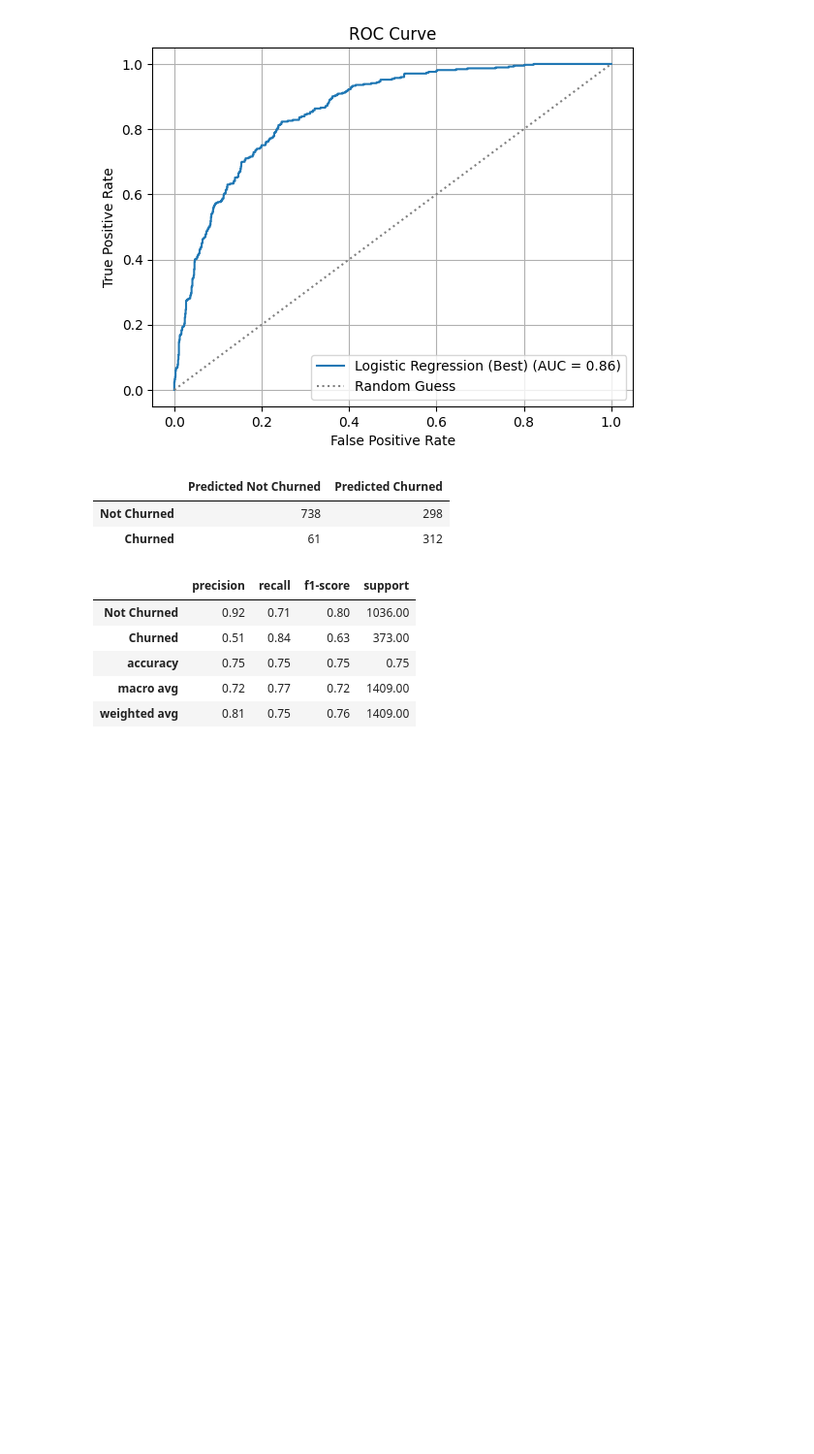
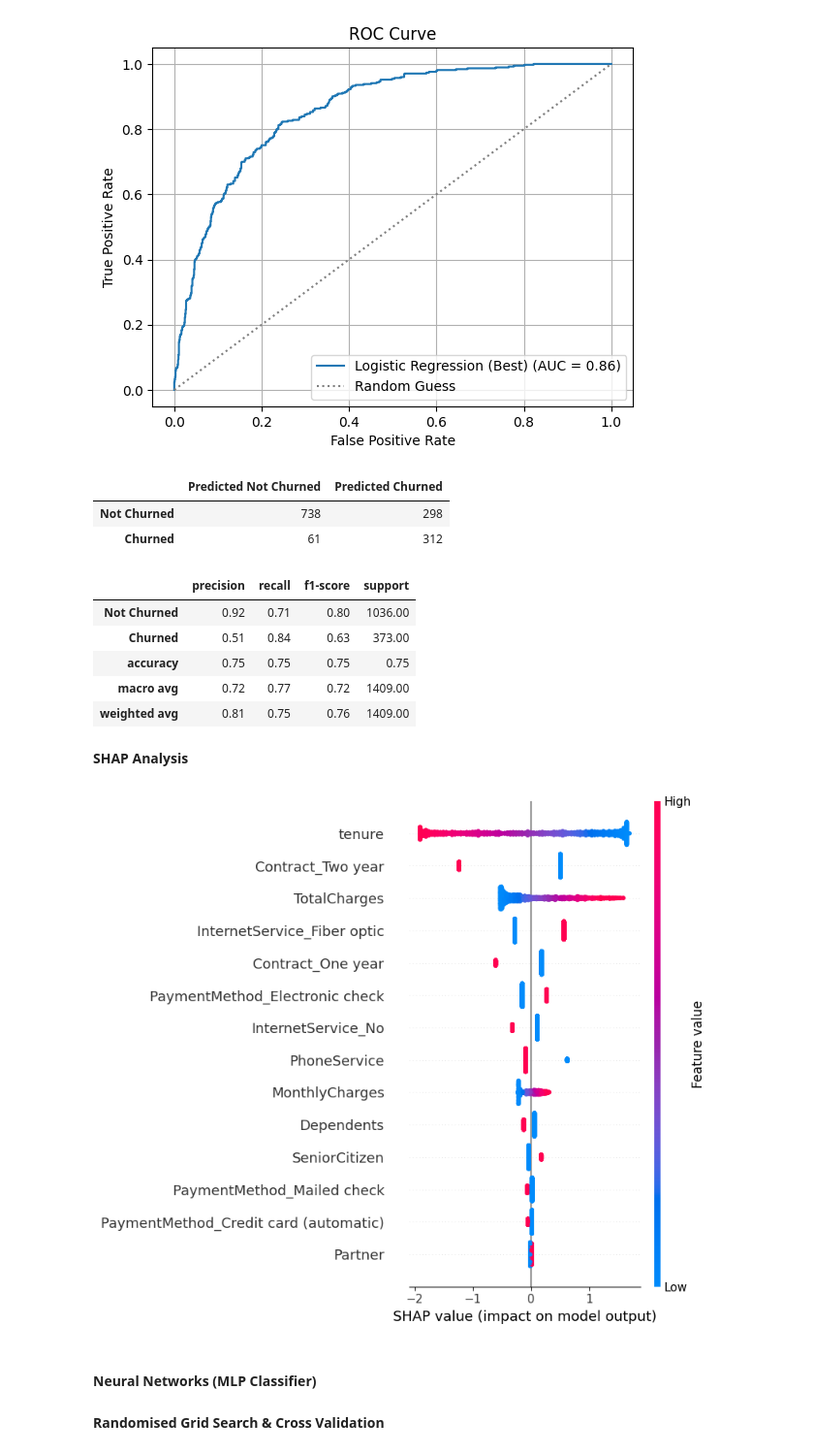
Before and after one commit to isabella-madiedo/Customer-Churn-Prediction, a Jupyter notebook: Code/model_selection_training.ipynb, the cells around one changed output. Shown at 97% size. Saved outputs shown, nothing was run; the diff lists cells and outputs as text; code cells hidden in the pictures; blank space fills up the shorter version.

Commit message:
Final update to model selection and training: hyper parameter fine tunning and conclusion

```diff
--- a/Code/model_selection_training.ipynb
+++ b/Code/model_selection_training.ipynb
@@ -56,6 +57,7 @@ memory usage: 1.0+ MB
 y = ml_data['Churn']
 X = ml_data.drop(columns = ['Churn', 'customerID', 'gender','MultipleLines', 'OnlineSecurity', 'OnlineBackup', 'DeviceProtection',
                             'TechSupport', 'StreamingTV', 'StreamingMovies', 'PaperlessBilling'])
+X = X.replace({True: 1, False: 0})
 # %%
 # Define train and test split
 X_train, X_test, y_train, y_test = train_test_split(X, y, test_size = 0.2, random_state = 42)
@@ -210,7 +212,7 @@ df_recall
 **Randomised Grid Search & Cross Validation**
 # %%
 # Parameter grid
-param_dist = {
+param_grid = {
     'C': [0.1, 1, 10, 100],
     'solver': ['liblinear', 'newton-cg', 'lbfgs', 'sag'],
     'max_iter': [100, 200, 300],
@@ -219,7 +221,7 @@ param_dist = {
 }
 
 # Randomized Search
-random_search = RandomizedSearchCV(estimator=model_lg, param_distributions=param_dist, n_iter=100, cv=5, scoring='recall')
+random_search = RandomizedSearchCV(estimator=model_lg, param_distributions=param_grid, n_iter=100, cv=5, scoring='recall')
 random_search.fit(X_train, y_train)
 random_search.best_params_
 # %% [output]
@@ -279,3 +281,19 @@ report_df
 | accuracy | 0.75 | 0.75 | 0.75 | 0.75 |
 | macro avg | 0.72 | 0.77 | 0.72 | 1409.00 |
 | weighted avg | 0.81 | 0.75 | 0.76 | 1409.00 |
+# %% [markdown]
+**SHAP Analysis**
+# %%
+# Initialize SHAP explainer
+explainer = shap.Explainer(model_lg_best, X_train)
+
+# Compute SHAP values for the test set
+shap_values = explainer(X_test)
+# %%
+shap.summary_plot(shap_values, X_test)
+# %% [output]
+[figure, added]
+# %% [markdown]
+#### Neural Networks (MLP Classifier)
+# %% [markdown]
+**Randomised Grid Search & Cross Validation**
```
Also changed, not shown: parts of 13 cells of this notebook.
